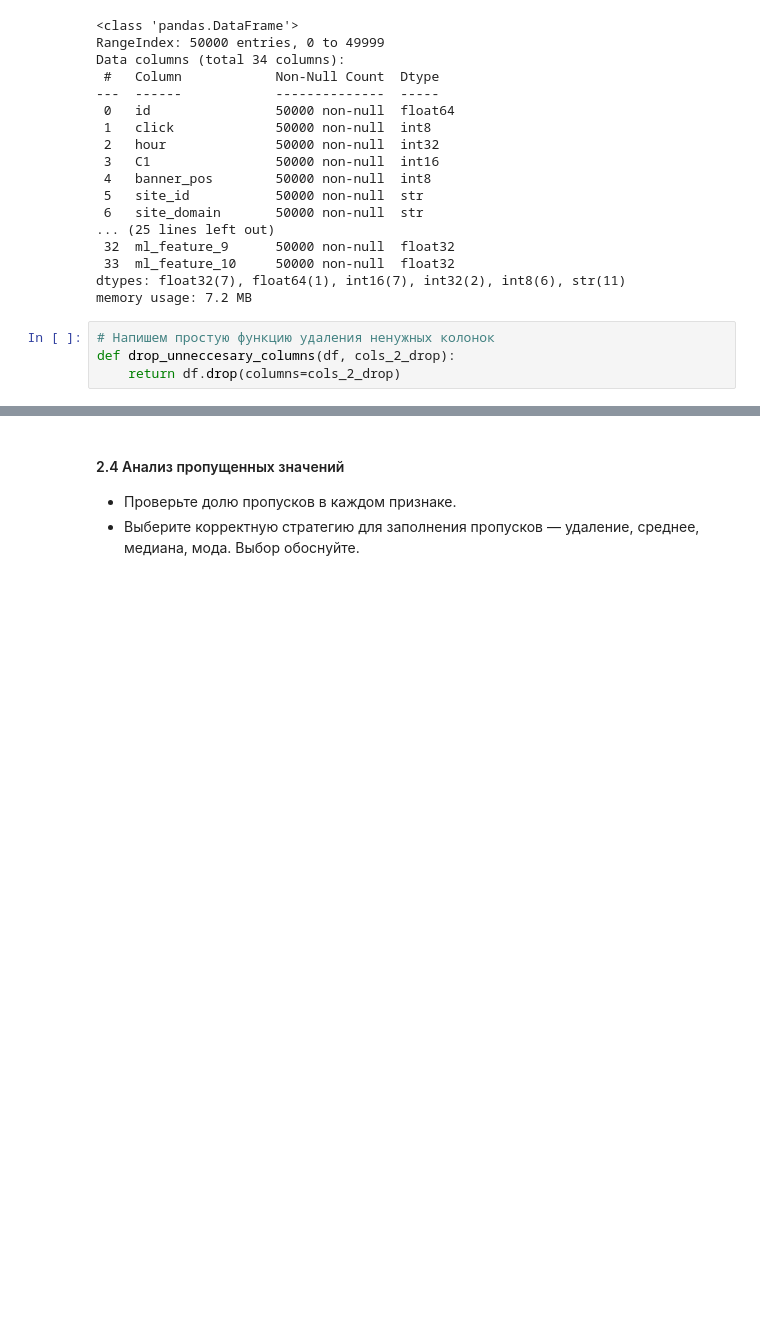
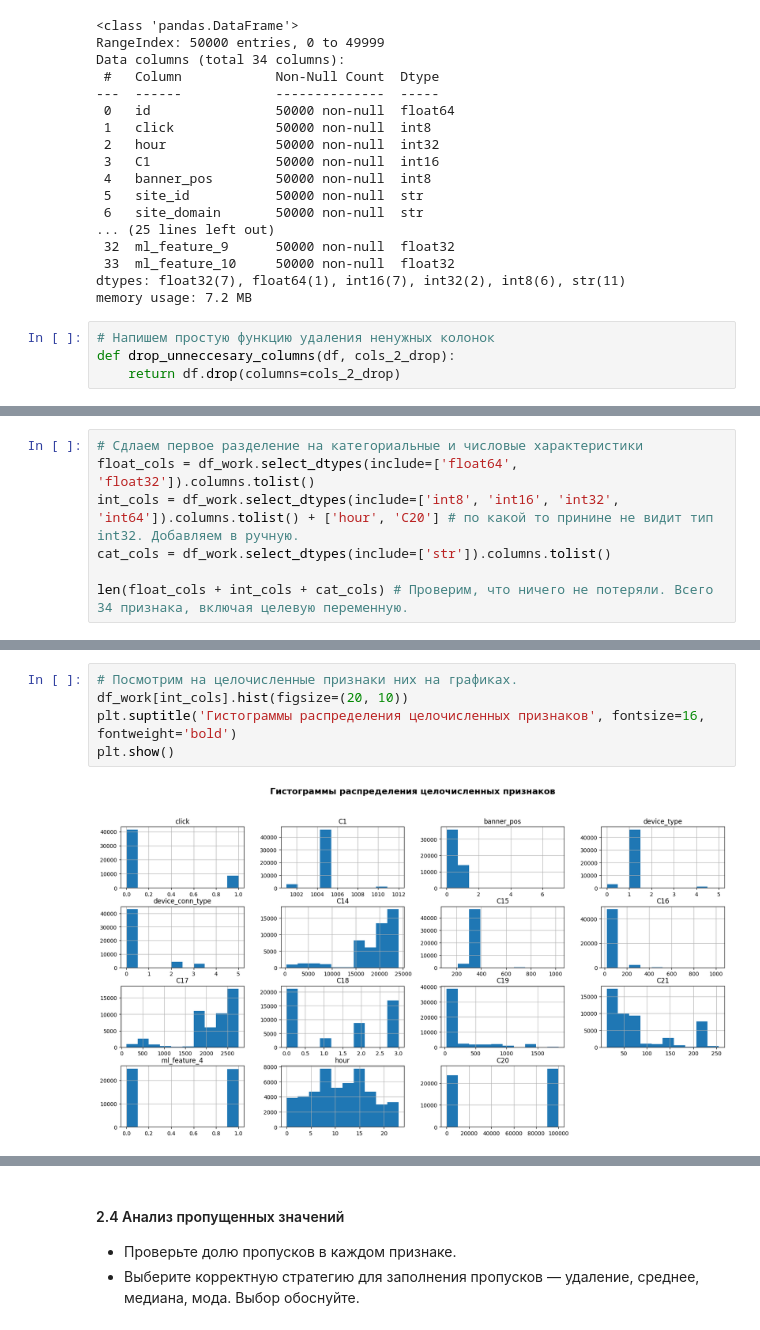
Before and after one commit to TemaQDX/sprint_12_project_advandex, a Jupyter notebook: sprint_12_project_advandex_Artem_Burov.ipynb, the cells around one changed output, grey strips where cells are left out. Saved outputs shown, nothing was run; the diff lists cells and outputs as text; blank space fills up the shorter version.

```diff
--- a/sprint_12_project_advandex_Artem_Burov.ipynb
+++ b/sprint_12_project_advandex_Artem_Burov.ipynb
@@ -456,0 +444,7 @@ print(f'Проверка числа признаков. В датасете вс
+# %%
+# Сдлаем первое разделение на категориальные и числовые характеристики
+float_cols = df_work.select_dtypes(include=['float64', 'float32']).columns.tolist()
+int_cols = df_work.select_dtypes(include=['int8', 'int16', 'int32', 'int64']).columns.tolist() + ['hour', 'C20'] # по какой то принине не видит тип int32. Добавляем в ручную.
+cat_cols = df_work.select_dtypes(include=['str']).columns.tolist()
+
+len(float_cols + int_cols + cat_cols) # Проверим, что ничего не потеряли. Всего 34 признака, включая целевую переменную.
@@ -456,0 +488,7 @@ print(f'Проверка числа признаков. В датасете вс
+# %%
+# Посмотрим на целочисленные признаки них на графиках.
+df_work[int_cols].hist(figsize=(20, 10))
+plt.suptitle('Гистограммы распределения целочисленных признаков', fontsize=16, fontweight='bold')
+plt.show()
+# %% [output]
+[figure, added]
```
Also changed, not shown: parts of 25 cells of this notebook.
